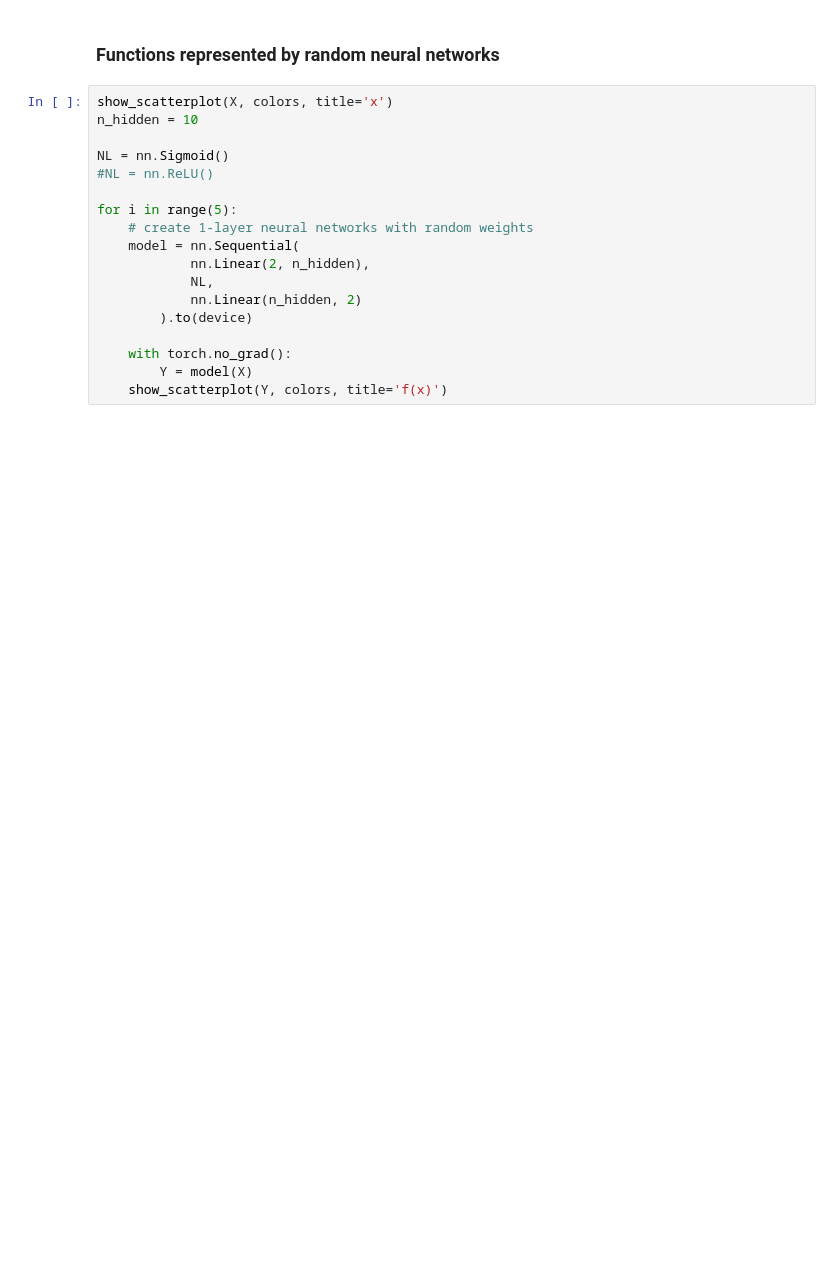
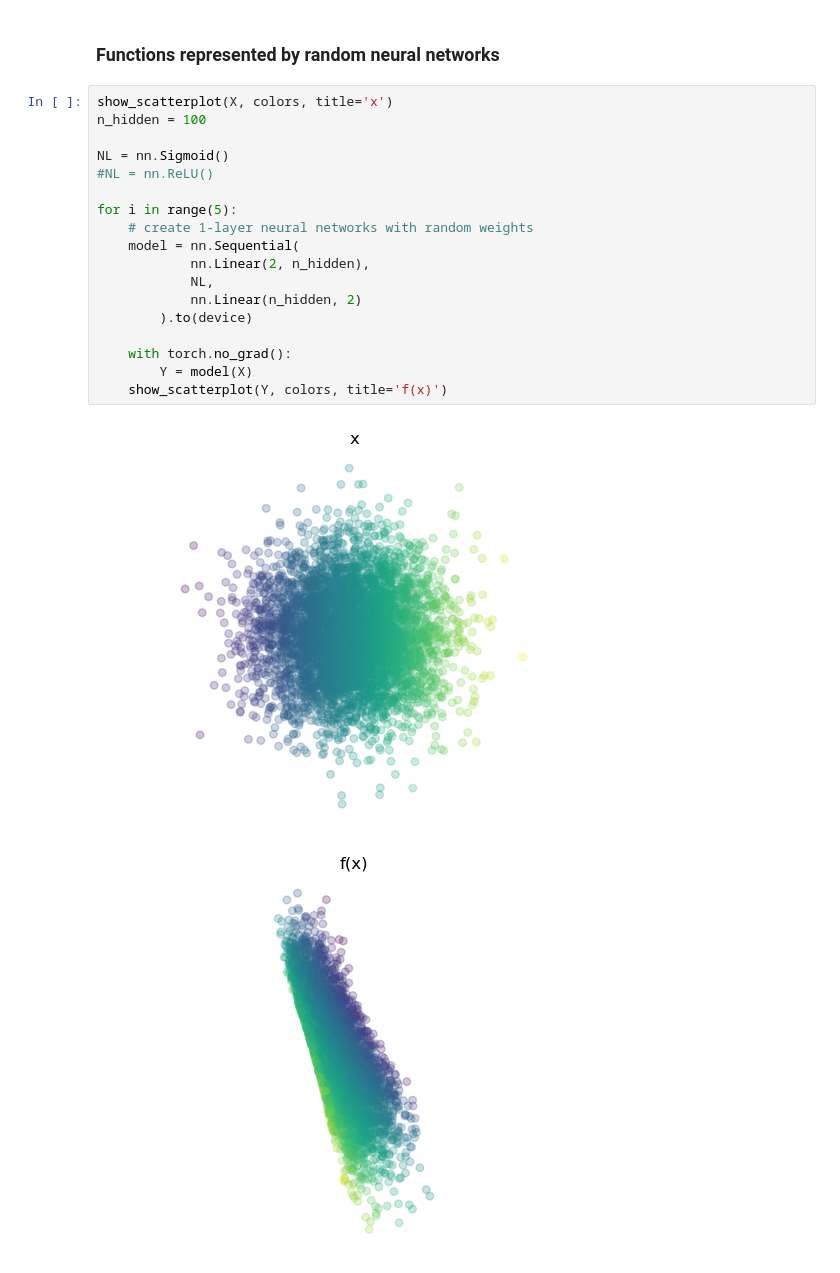
Before and after one commit to glouppe/info8010-deep-learning, a Jupyter notebook: code/lec2-space-stretching.ipynb, the cells around one changed output. Saved outputs shown, nothing was run; the diff lists cells and outputs as text; blank space fills up the shorter version.

```diff
--- a/code/lec2-space-stretching.ipynb
+++ b/code/lec2-space-stretching.ipynb
@@ -125,19 +153,22 @@ for s in range(1, 6):
 ### Functions represented by random neural networks
 # %%
 show_scatterplot(X, colors, title='x')
-n_hidden = 10
+n_hidden = 100
 
 NL = nn.Sigmoid()
 #NL = nn.ReLU()
 
 for i in range(5):
     # create 1-layer neural networks with random weights
     model = nn.Sequential(
             nn.Linear(2, n_hidden),
             NL,
             nn.Linear(n_hidden, 2)
         ).to(device)
 
     with torch.no_grad():
         Y = model(X)
     show_scatterplot(Y, colors, title='f(x)')
+# %% [output]
+[figure, added]
+[figure, added]
```
Also changed, not shown: parts of 8 cells of this notebook, 4 other files.
